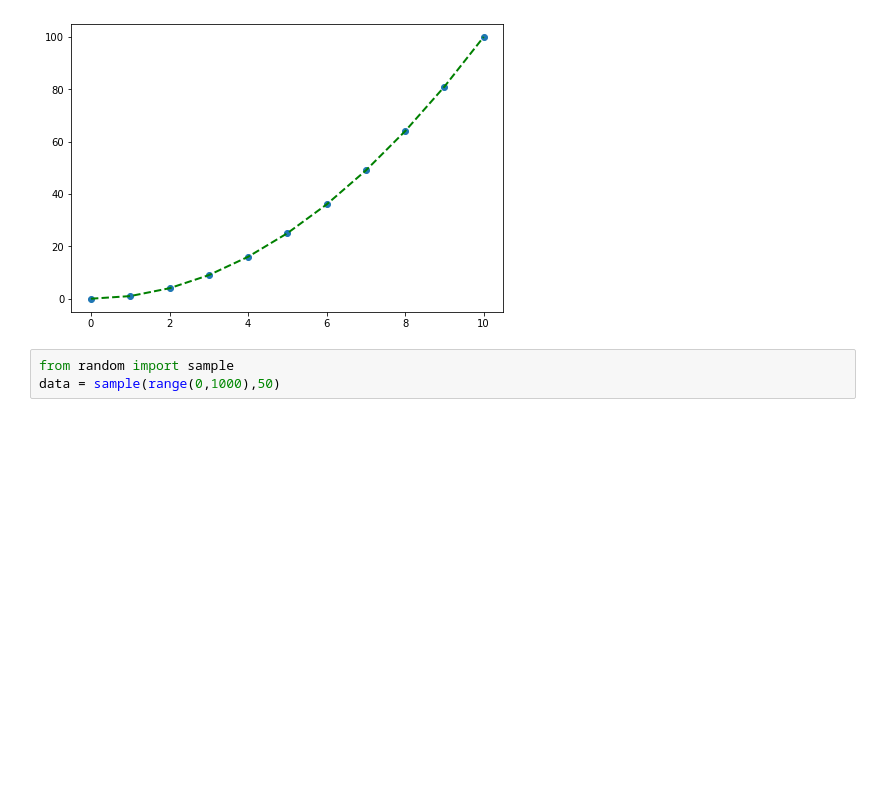
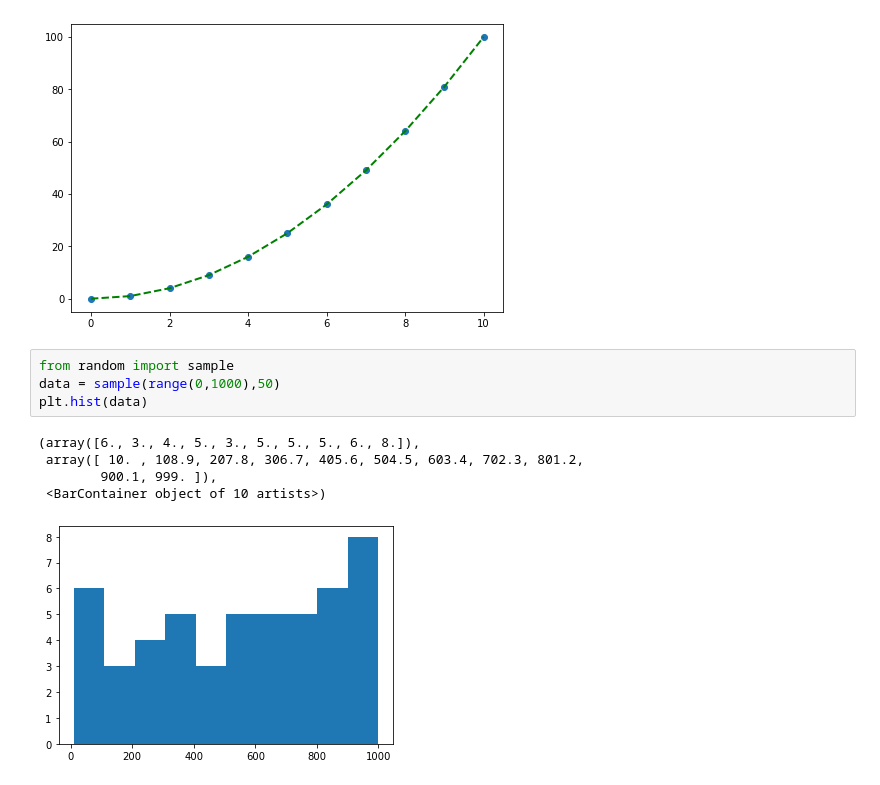
Before and after one commit to azrieelr/Python, a Jupyter notebook: Matplotlib.ipynb, the cells around one changed output. Cells and saved outputs as stored; diff of their text form; blank space fills up the shorter version.

```diff
--- a/Matplotlib.ipynb
+++ b/Matplotlib.ipynb
@@ -122,3 +122,10 @@ plt.scatter(x,y)
 # %%
 from random import sample
 data = sample(range(0,1000),50)
+plt.hist(data)
+# %% [output]
+(array([6., 3., 4., 5., 3., 5., 5., 5., 6., 8.]),
+ array([ 10. , 108.9, 207.8, 306.7, 405.6, 504.5, 603.4, 702.3, 801.2,
+        900.1, 999. ]),
+ <BarContainer object of 10 artists>)
+[figure, added]
```
Also changed, not shown: parts of 21 cells of this notebook, 1 other file.
